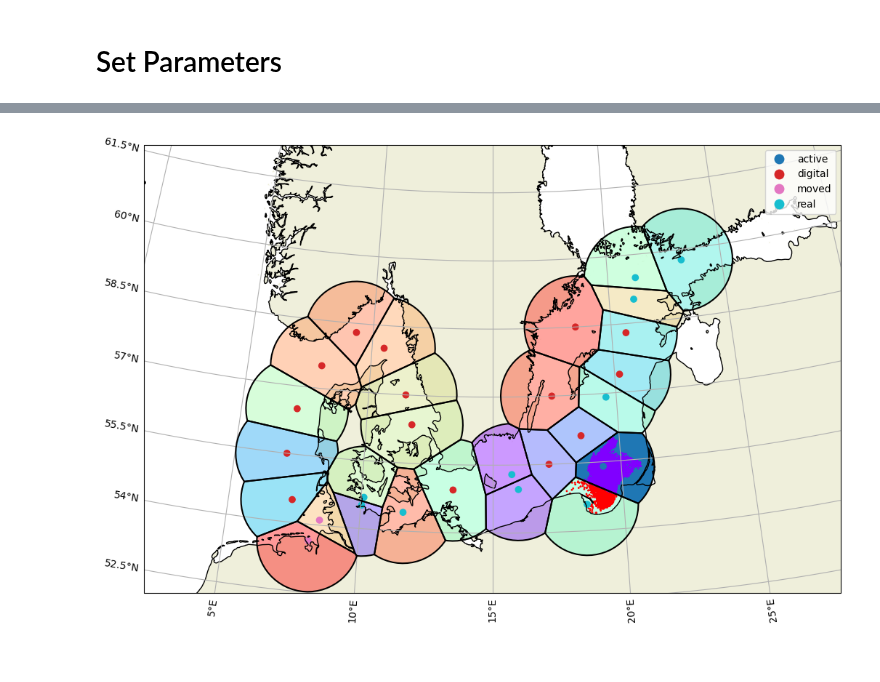
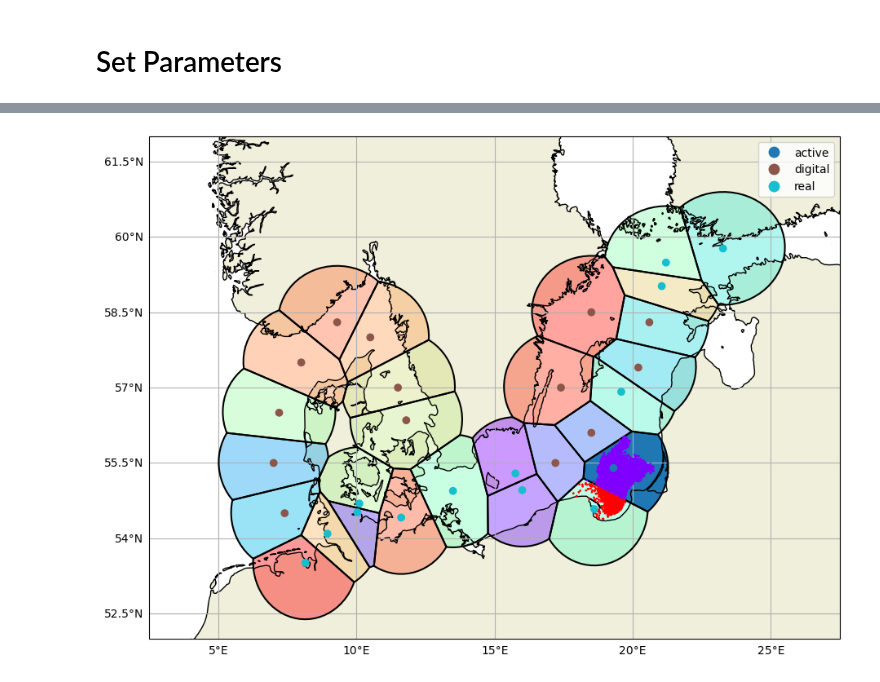
Before and after one commit to geomar-od-lagrange/2025_copepods, a Jupyter notebook: notebooks/SiteConnectivityVoronoi.ipynb, the cells around one changed output, grey strips where cells are left out. Saved outputs shown, nothing was run; the diff lists cells and outputs as text; code cells hidden in the pictures.

```diff
--- a/notebooks/SiteConnectivityVoronoi.ipynb
+++ b/notebooks/SiteConnectivityVoronoi.ipynb
@@ -50,16 +49,14 @@ output_path = Path(folder_path, f"VoronoiConnectivity/")
 # %%
 # Load the samplepoints and the voronoi polygons
-gdf_sample_points = gpd.read_file(sample_points_path)
-gdf_voronoi_polygons = gpd.read_file(voronoi_polygons_path).to_crs(Geodetic())
-
+sample_points = gpd.read_file(sample_points_path).set_index('location_id_old')
+gdf_voronoi_polygons = gpd.read_file(voronoi_polygons_path)
+# sample_ids = sample_points.location_id.to_list()
+sample_ids = sample_points.index.to_list()
 # Get site index, if the site name was given and the other way around
 if type(site) == str:
     site_name = site
-    site_index = gdf_sample_points.where(gdf_sample_points.SampleID==site).first_valid_index()
 elif type(site) == int:
-    site_name = gdf_sample_points.loc[site].SampleID
-    site_index = site
-
+    # site_name = sample_points.iloc[site].name
+    site_name = sample_ids[site]
 # set starting site to 'active'
-gdf_sample_points.SampleKind.loc[site_index] = "active"
-print(site_name, site_index)
+sample_points.loc[site_name]['sample_kind'] = 'active'
@@ -85,8 +71,14 @@ del df_trajectories
+# %%
+# Take the positions and build a pandas dataframe out of it, making it as small as possible
+df_trajectories = ds_trajectories.to_dataframe().dropna()
+# removing the xr Datset, as it is not longer needed but big in the memory
+del ds_trajectories
+# %%
+# Build a Gepandas Gedataframe frm the dataframe and delete the df afterwards t safe n memry
+gdf_trajectories = gpd.GeoDataFrame(geometry=gpd.points_from_xy(df_trajectories['lon'], df_trajectories['lat'], crs=Geodetic()))
+del df_trajectories
 # %%
-# Check, in which polygon each particle is
-gdf_trajectories = (gpd
-    .sjoin(left_df=gdf_trajectories, right_df=gdf_voronoi_polygons, how="left", rsuffix="polygon")
-    .drop(columns=['index', 'index_polygon0', 'SampleKind'])
-)
+# Check for each particle which polygon contains it
+gdf_trajectories = gdf_trajectories.sjoin(gdf_voronoi_polygons, how='left').drop(columns=['index_right', 'sample_kind'])
 # %%
 # Count the particles per polygon
@@ -147,12 +135,12 @@ Updated file
 # %%
 fig = plt.figure(figsize=map_size)
 ax_map = fig.add_subplot(projection=map_projection)
 basemap(ax_map)
-gdf_voronoi_polygons.to_crs(map_projection).plot(ax=ax_map,alpha=0.4, column="PolygonID", cmap="rainbow")
-gdf_voronoi_polygons.where(gdf_voronoi_polygons.PolygonID==site_name).to_crs(map_projection).plot(ax=ax_map, legend=True)
-gdf_trajectories[::24*400].to_crs(map_projection).plot(ax=ax_map, column="PolygonID", cmap="rainbow", s=1)
-gdf_voronoi_polygons.boundary.to_crs(map_projection).plot(ax=ax_map, color="k",)
-gdf_sample_points.plot(ax=ax_map, column="SampleKind", legend=True)
+gdf_voronoi_polygons.plot(ax=ax_map,alpha=0.4, column='location_id', cmap='rainbow')
+gdf_voronoi_polygons.where(gdf_voronoi_polygons.location_id==site_name).plot(ax=ax_map, legend=True)
+gdf_trajectories[::24*400].plot(ax=ax_map, column='location_id', cmap='rainbow', s=1, zorder=9)
+gdf_voronoi_polygons.boundary.plot(ax=ax_map, color='k',)
+sample_points.plot(ax=ax_map, column='sample_kind', legend=True, zorder=10)
 plt.show()
 # %% [output]
-[figure, old version]
+[figure, new version]
```
Also changed, not shown: parts of 12 cells of this notebook.
